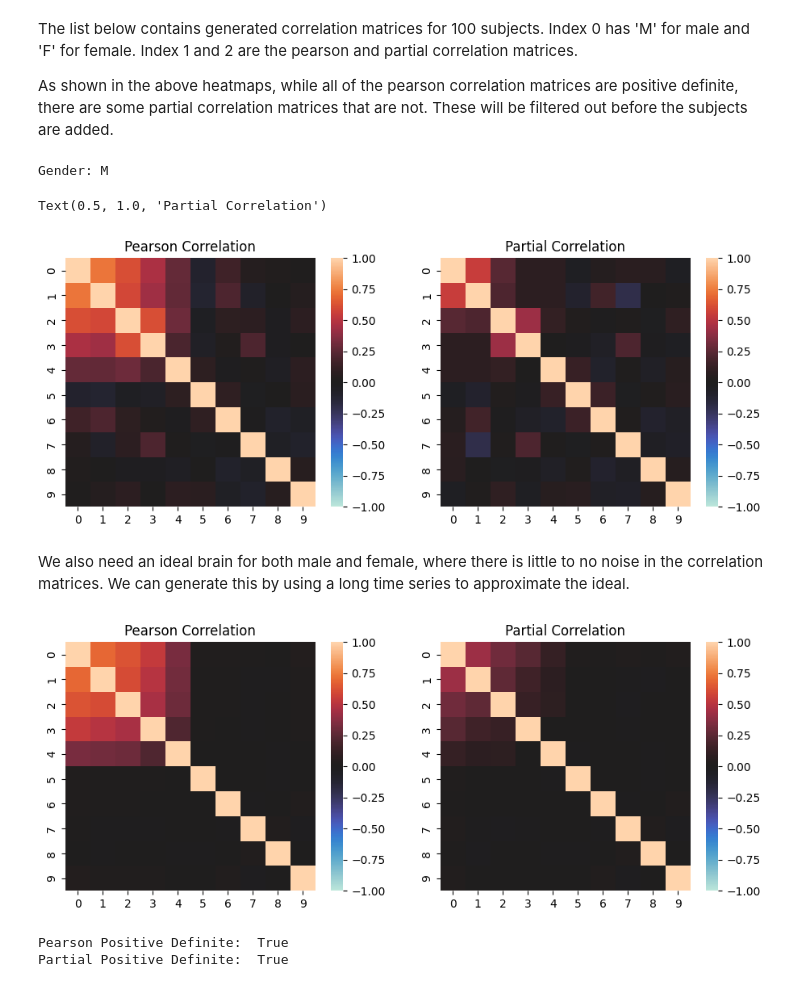
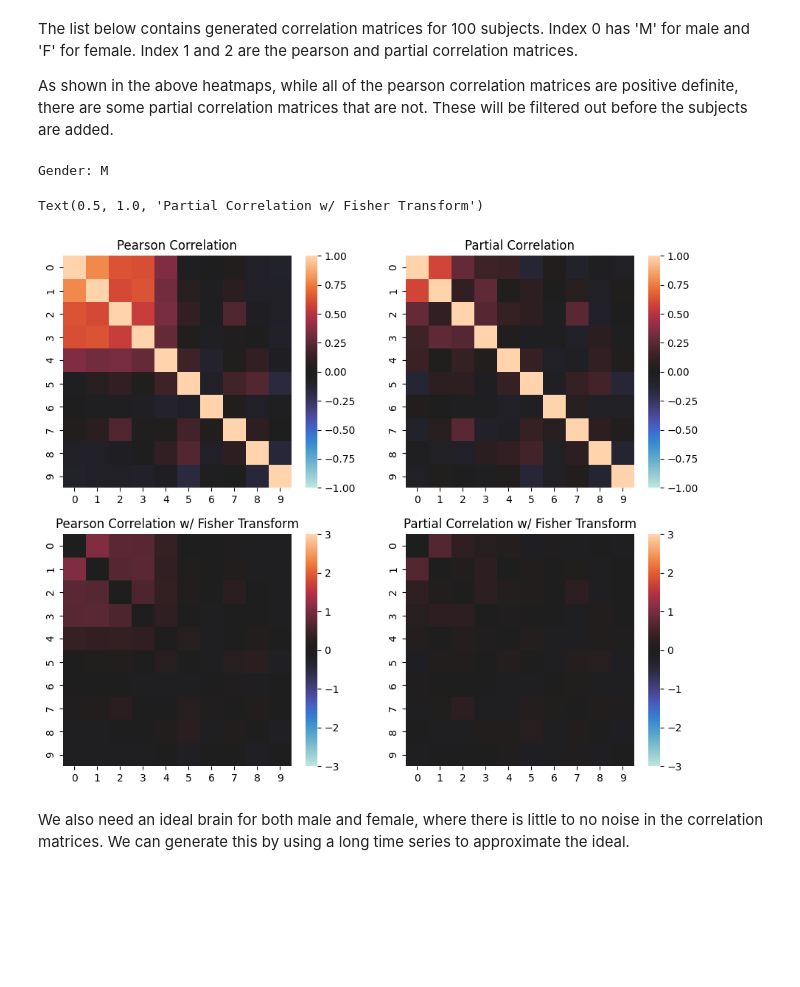
Before and after one commit to AndrewCheng02/DSC180B-Capstone-ProjectA09, a Jupyter notebook: sim_correlation_gen.ipynb, the cells around one changed output. Saved outputs shown, nothing was run; the diff lists cells and outputs as text; code cells hidden in the pictures; blank space fills up the shorter version.

Commit message:
updated with fisher transform

```diff
--- a/sim_correlation_gen.ipynb
+++ b/sim_correlation_gen.ipynb
@@ -152,17 +183,21 @@ while len(simulated_subjects) < 50:
     df = gen_data(male_lst,100)
     c = df.corr()
     p = df.pcorr()
+    fc = apply_fisher(c)
+    fpc = apply_fisher(p)
     if (not positive_definite(c)) or (not positive_definite(p)):
         continue
-    simulated_subjects += [('M',c,p)]
+    simulated_subjects += [('M',df,c,p,fc,fpc)]
 while len(simulated_subjects) < 100:
     df = gen_data(female_lst,100)
     c = df.corr()
     p = df.pcorr()
+    fc = apply_fisher(c)
+    fpc = apply_fisher(p)
     if (not positive_definite(c)) or (not positive_definite(p)):
         continue
-    simulated_subjects += [('F',c,p)]
-random.shuffle(lst)
+    simulated_subjects += [('F',df,c,p,fc,fpc)]
+random.shuffle(simulated_subjects)
 # %%
 # check for any non positive definite
 for i in simulated_subjects:
@@ -175,26 +210,27 @@ for i in simulated_subjects:
 # %%
 # take a look at the first subject in the list
 subject0 = simulated_subjects[0]
-gender0 = subject0[0]
-corr0 = subject0[1]
-pcorr0 = subject0[2]
+gender0 = subject0[0] # this is gender
+data0 = subject0[1] # this is the dataset that generated the correlation matrices
+corr0 = subject0[2] # this is the pearson correlation
+pcorr0 = subject0[3] # this is the partial correlation
+fcorr0 = subject0[4] # this is the fisher transformed pearson correlation
+fpcorr0 = subject0[5] # this is the fisher transformed partial correlation
 
 print("Gender:",gender0)
-fig, ax = plt.subplots(1,2,figsize=(11,4))
-sns.heatmap(corr0, ax=ax[0],**kwarg_dict)
-ax[0].set_title("Pearson Correlation")
-sns.heatmap(pcorr0, ax=ax[1],**kwarg_dict)
-ax[1].set_title("Partial Correlation")
+fig, ax = plt.subplots(2,2,figsize=(11,9))
+sns.heatmap(corr0, ax=ax[0][0],**kwarg_dict)
+ax[0][0].set_title("Pearson Correlation")
+sns.heatmap(pcorr0, ax=ax[0][1],**kwarg_dict)
+ax[0][1].set_title("Partial Correlation")
+
+sns.heatmap(fcorr0, ax=ax[1][0],**fisher_dict)
+ax[1][0].set_title("Pearson Correlation w/ Fisher Transform")
+sns.heatmap(fpcorr0, ax=ax[1][1],**fisher_dict)
+ax[1][1].set_title("Partial Correlation w/ Fisher Transform")
 # %% [output]
 Gender: M
-Text(0.5, 1.0, 'Partial Correlation')
+Text(0.5, 1.0, 'Partial Correlation w/ Fisher Transform')
-[figure, old version]
+[figure, new version]
 # %% [markdown]
 We also need an ideal brain for both male and female, where there is little to no noise in the correlation matrices. We can generate this by using a long time series to approximate the ideal.
-# %%
-male_ideal = gen_data(male_lst,5000)
-plot_corr_pcorr(male_ideal)
-# %% [output]
-[figure, removed]
-Pearson Positive Definite:  True
-Partial Positive Definite:  True
```
Also changed, not shown: parts of 18 cells of this notebook.
